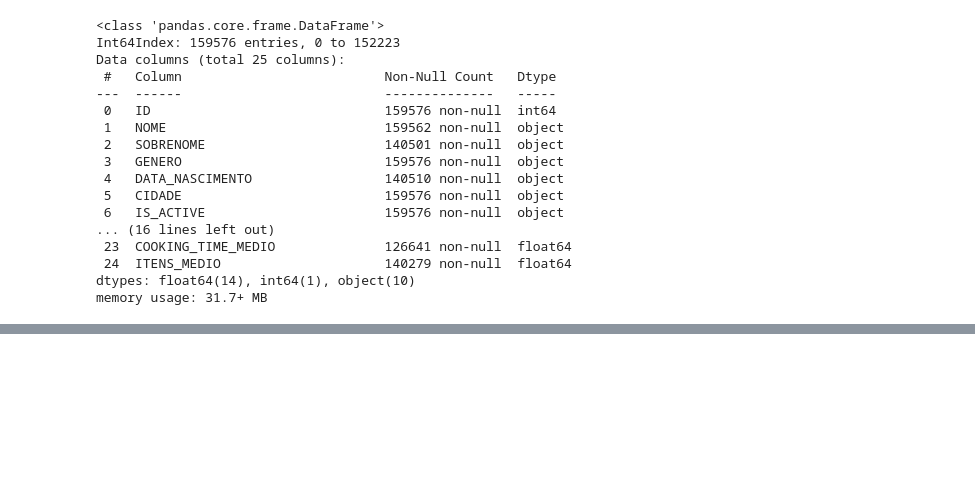
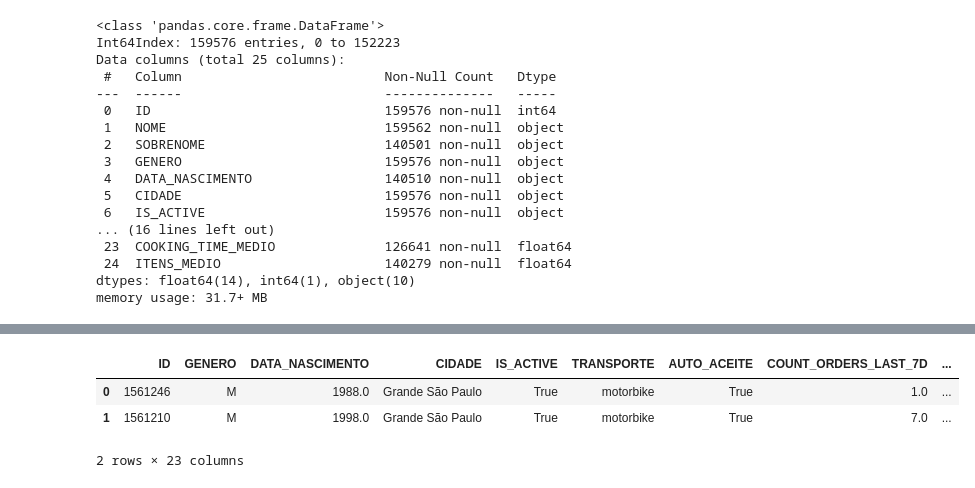
Before and after one commit to 2022M3T3-Inteli/Rappi-Hour, a Jupyter notebook: notebooks/feature-engineering/consol-feature-eng.ipynb, the cells around one changed output, grey strips where cells are left out. Cells and saved outputs as stored; diff of their text form; code cells hidden in the pictures; blank space fills up the shorter version.

Commit message:
feature engineering de df_consol

```diff
--- a/notebooks/feature-engineering/consol-feature-eng.ipynb
+++ b/notebooks/feature-engineering/consol-feature-eng.ipynb
@@ -398,0 +396,9 @@ array(['motorbike', 'bicycle', 'car', 'neither', 'cargo_van',
+# %%
+df_consol["DATA_NASCIMENTO"] = df_consol["DATA_NASCIMENTO"].map(lambda x : x[:4], na_action="ignore")
+df_consol["DATA_NASCIMENTO"] = pd.to_numeric(df_consol["DATA_NASCIMENTO"])
+df_consol.head(2)
+# %% [output]
+|  | ID | GENERO | DATA_NASCIMENTO | CIDADE | IS_ACTIVE | TRANSPORTE | AUTO_ACEITE | COUNT_ORDERS_LAST_7D | ... |
+| 0 | 1561246 | M | 1988.0 | Grande São Paulo | True | motorbike | True | 1.0 | ... |
+| 1 | 1561210 | M | 1998.0 | Grande São Paulo | True | motorbike | True | 7.0 | ... |
+2 rows × 23 columns
```
Also changed, not shown: parts of 10 cells of this notebook.
